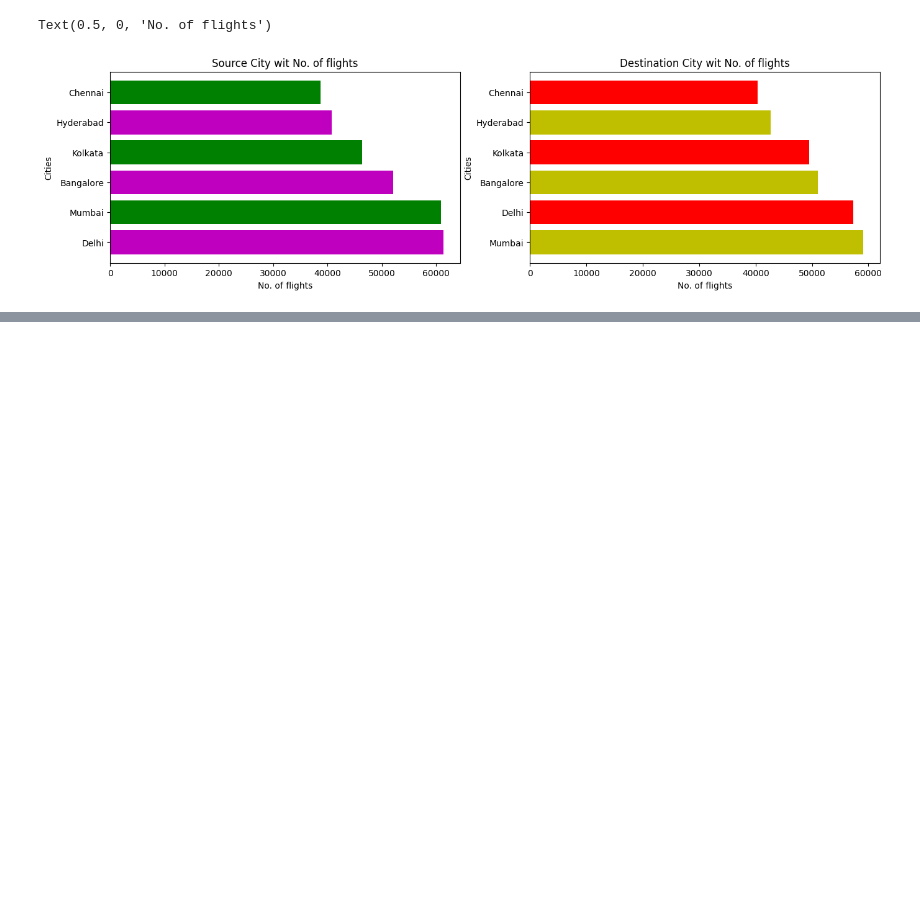
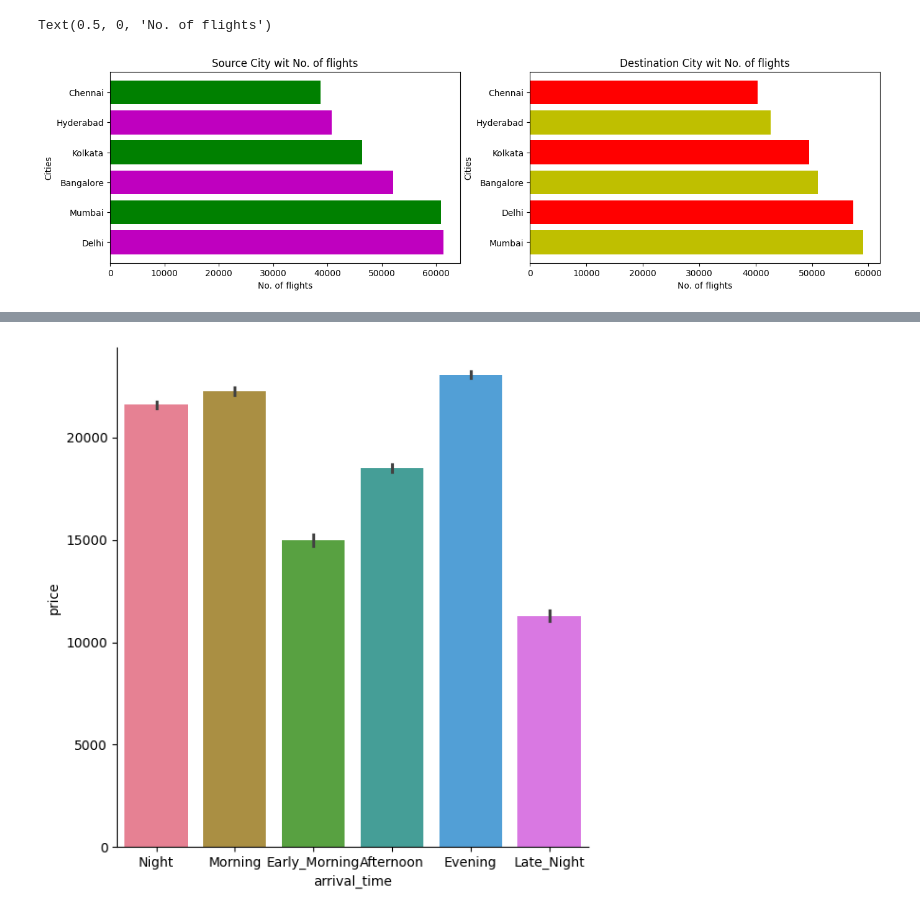
Before and after one commit to harshpatel-oss/Airlines_Flight_Data_Analysis, a Jupyter notebook: airline_flights_analysis.ipynb, the cells around one changed output, grey strips where cells are left out. Cells and saved outputs as stored; diff of their text form; code cells hidden in the pictures; blank space fills up the shorter version.

```diff
--- a/airline_flights_analysis.ipynb
+++ b/airline_flights_analysis.ipynb
@@ -276,0 +313,7 @@ Text(0.5, 0, 'No. of flights')
+# %%
+sns.catplot(x='arrival_time' , y='price' , kind='bar', palette='husl' , hue='arrival_time' , height=6,
+    aspect=1  , data =data)
+
+plt.show()
+# %% [output]
+[figure, added]
```
Also changed, not shown: parts of 45 cells of this notebook.
